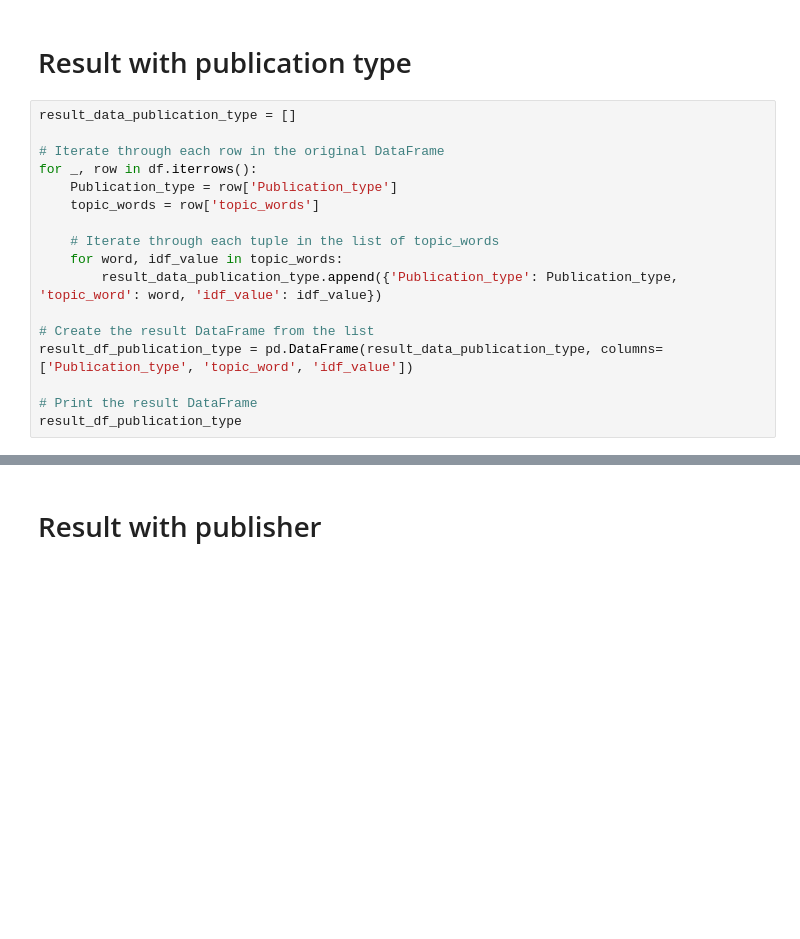
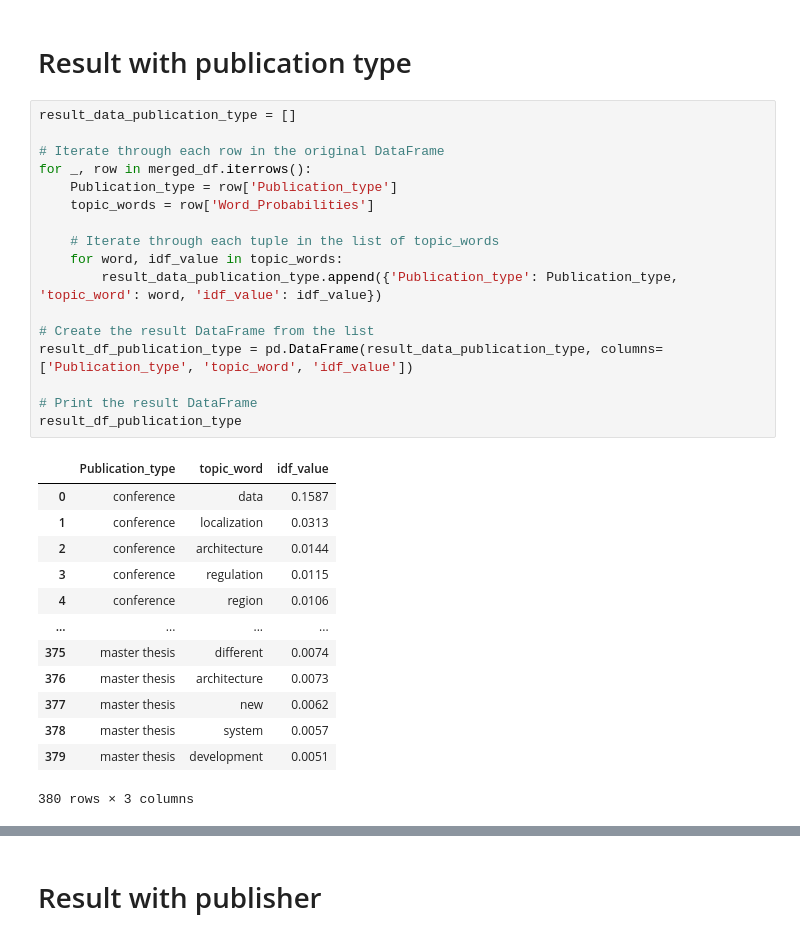
Before and after one commit to clumsyspeedboat/data_mesh_topics_and_sentiment, a Jupyter notebook: 03_Topic_modeling_lda.ipynb, the cells around one changed output, grey strips where cells are left out. Cells and saved outputs as stored; diff of their text form; blank space fills up the shorter version.

```diff
--- a/03_Topic_modeling_lda.ipynb
+++ b/03_Topic_modeling_lda.ipynb
@@ -164,20 +209,34 @@ chart_lda
 # %%
 result_data_publication_type = []
 
 # Iterate through each row in the original DataFrame
-for _, row in df.iterrows():
+for _, row in merged_df.iterrows():
     Publication_type = row['Publication_type']
-    topic_words = row['topic_words']
+    topic_words = row['Word_Probabilities']
 
     # Iterate through each tuple in the list of topic_words
     for word, idf_value in topic_words:
         result_data_publication_type.append({'Publication_type': Publication_type, 'topic_word': word, 'idf_value': idf_value})
 
 # Create the result DataFrame from the list
 result_df_publication_type = pd.DataFrame(result_data_publication_type, columns=['Publication_type', 'topic_word', 'idf_value'])
 
 # Print the result DataFrame
 result_df_publication_type
+# %% [output]
+|  | Publication_type | topic_word | idf_value |
+| 0 | conference | data | 0.1587 |
+| 1 | conference | localization | 0.0313 |
+| 2 | conference | architecture | 0.0144 |
+| 3 | conference | regulation | 0.0115 |
+| 4 | conference | region | 0.0106 |
+| ... | ... | ... | ... |
+| 375 | master thesis | different | 0.0074 |
+| 376 | master thesis | architecture | 0.0073 |
+| 377 | master thesis | new | 0.0062 |
+| 378 | master thesis | system | 0.0057 |
+| 379 | master thesis | development | 0.0051 |
+380 rows × 3 columns
 # %%
 # Select the top terms for each PDF
 top_terms_df_publication_type = result_df_publication_type.groupby('Publication_type').head(10)
```
Also changed, not shown: parts of 23 cells of this notebook.
